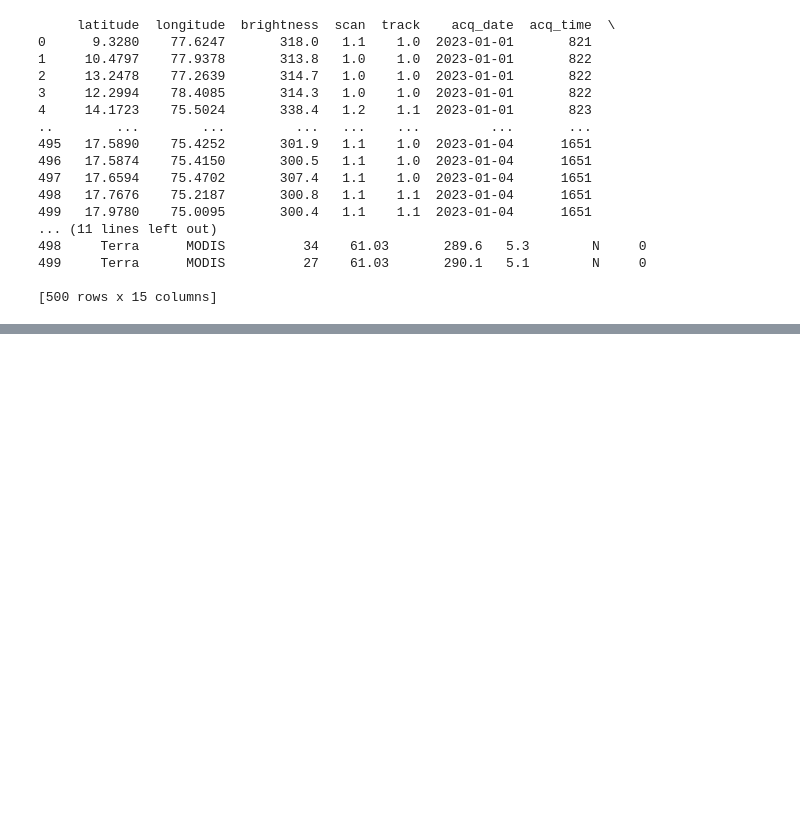
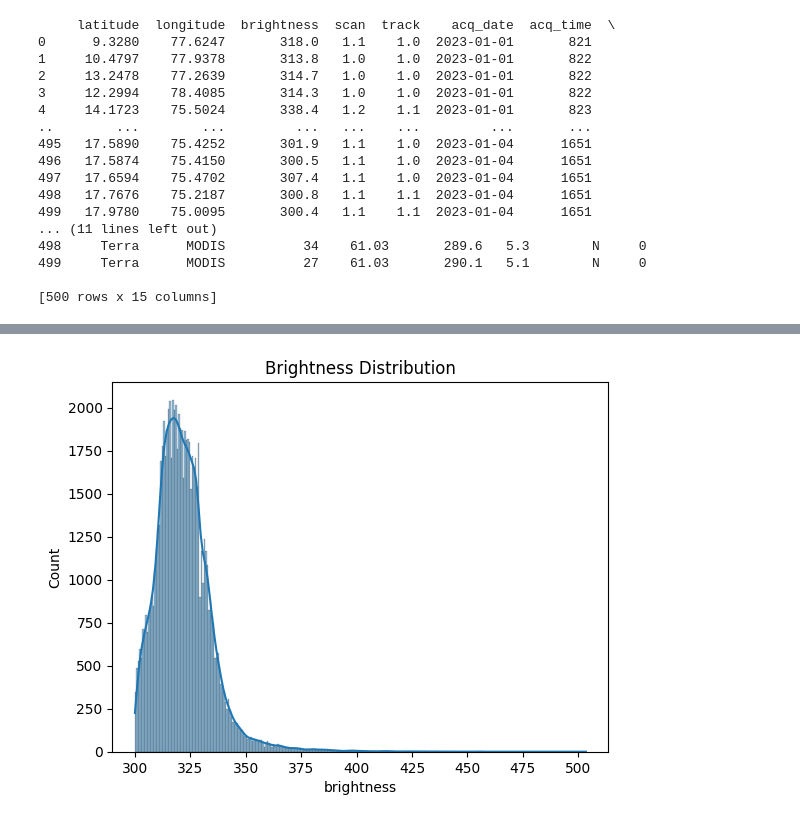
Before and after one commit to Komal283/Enter-Week-1, a Jupyter notebook: WildfireDetection.ipynb, the cells around one changed output, grey strips where cells are left out. Drawn from its saved outputs; the diff is of its cells as text; code cells hidden in the pictures; blank space fills up the shorter version.

```diff
--- a/WildfireDetection.ipynb
+++ b/WildfireDetection.ipynb
@@ -123,0 +151,7 @@ Dataset copied successfully to copied_dataset.csv
+# %%
+##Visualization
+sns.histplot(df["brightness"], kde=True)
+plt.title("Brightness Distribution")
+plt.show()
+# %% [output]
+[figure, added]
```
Also changed, not shown: parts of 19 cells of this notebook.
